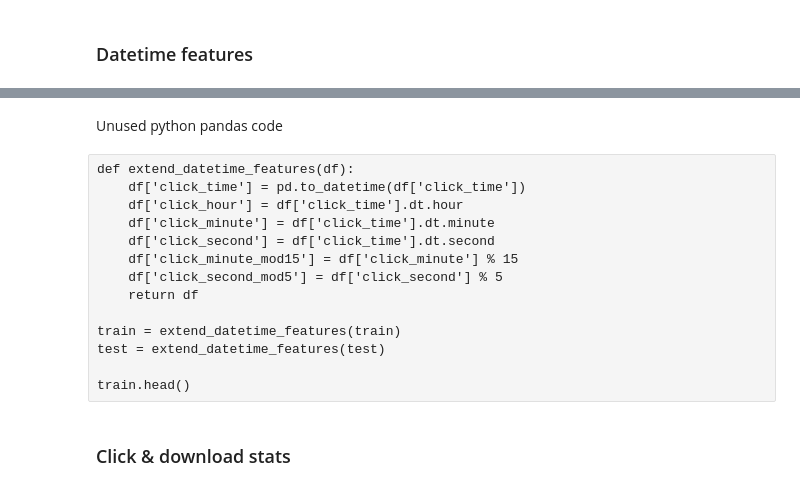
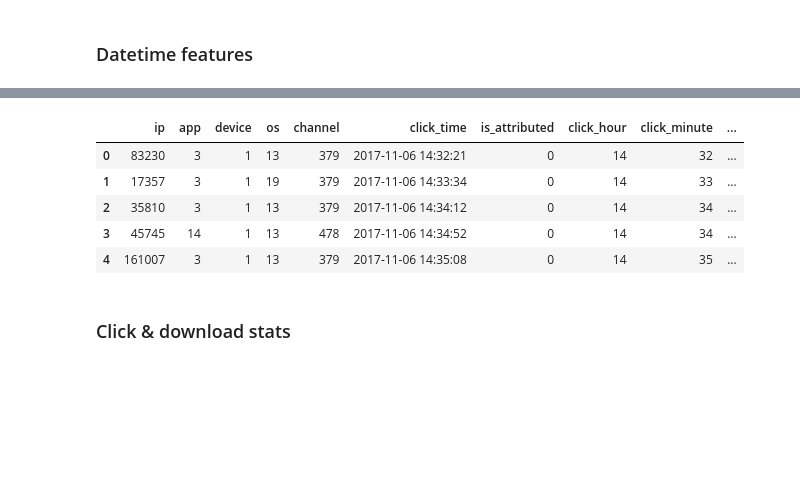
Before and after one commit to ligz08/Kaggle-TalkingData-AdTracking-Fraud-Detection, a Jupyter notebook: python/2 Feature Engineering and Preprocessing.ipynb, the cells around one changed output, grey strips where cells are left out. Drawn from its saved outputs; the diff is of its cells as text; code cells hidden in the pictures; blank space fills up the shorter version.

```diff
--- a/python/2 Feature Engineering and Preprocessing.ipynb
+++ b/python/2 Feature Engineering and Preprocessing.ipynb
@@ -20,3 +20,4 @@ import gc
 
 # Notebook options
 %matplotlib inline
+pd.set_options('display.max_columns', 0)
@@ -29,0 +39,5 @@ test = pd.read_csv('../downloads/test.csv')
+# %%
+%%time
+use_train_sample = False
+train = pd.read_csv('../downloads/train_sample.csv') if use_train_sample else pd.read_csv('../downloads/train.csv')
+test = pd.read_csv('../downloads/test.csv')
@@ -75,2 +72,4 @@ Data in CSV files were imported into Postgres database with `COPY` commands. ([D
+# %%
+train.drop(columns=['attributed_time'], inplace=True)
 # %% [markdown]
 ### Datetime features
@@ -128,18 +76,23 @@ FROM
-# %% [markdown]
-Unused python pandas code
-# %% [raw]
-def extend_datetime_features(df):
-    df['click_time'] = pd.to_datetime(df['click_time'])
-    df['click_hour'] = df['click_time'].dt.hour
-    df['click_minute'] = df['click_time'].dt.minute
-    df['click_second'] = df['click_time'].dt.second
-    df['click_minute_mod15'] = df['click_minute'] % 15
-    df['click_second_mod5'] = df['click_second'] % 5
-    return df
-
-train = extend_datetime_features(train)
-test = extend_datetime_features(test)
-
-train.head()
+# %%
+def extend_datetime_features(df):
+    df['click_time'] = pd.to_datetime(df['click_time'])
+    df['click_hour'] = df['click_time'].dt.hour
+    df['click_minute'] = df['click_time'].dt.minute
+    df['click_second'] = df['click_time'].dt.second
+    df['click_minute_mod15'] = df['click_minute'] % 15
+    df['click_second_mod5'] = df['click_second'] % 5
+    return df
+
+train = extend_datetime_features(train)
+test = extend_datetime_features(test)
+
+train.head()
+# %% [output]
+|  | ip | app | device | os | channel | click_time | is_attributed | click_hour | click_minute | ... |
+| 0 | 83230 | 3 | 1 | 13 | 379 | 2017-11-06 14:32:21 | 0 | 14 | 32 | ... |
+| 1 | 17357 | 3 | 1 | 19 | 379 | 2017-11-06 14:33:34 | 0 | 14 | 33 | ... |
+| 2 | 35810 | 3 | 1 | 13 | 379 | 2017-11-06 14:34:12 | 0 | 14 | 34 | ... |
+| 3 | 45745 | 14 | 1 | 13 | 478 | 2017-11-06 14:34:52 | 0 | 14 | 34 | ... |
+| 4 | 161007 | 3 | 1 | 13 | 379 | 2017-11-06 14:35:08 | 0 | 14 | 35 | ... |
 # %% [markdown]
 ### Click & download stats
```
Also changed, not shown: parts of 46 cells of this notebook, 8 other files.
